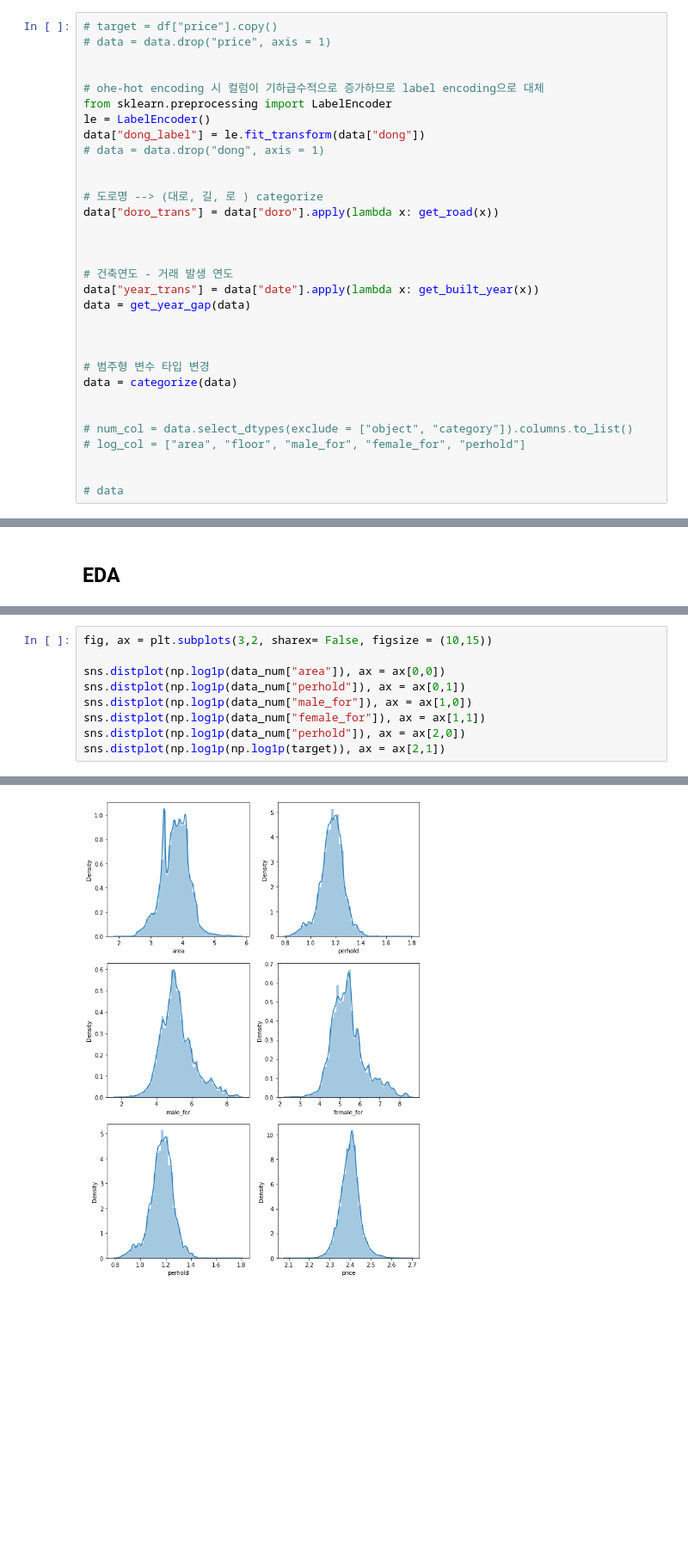
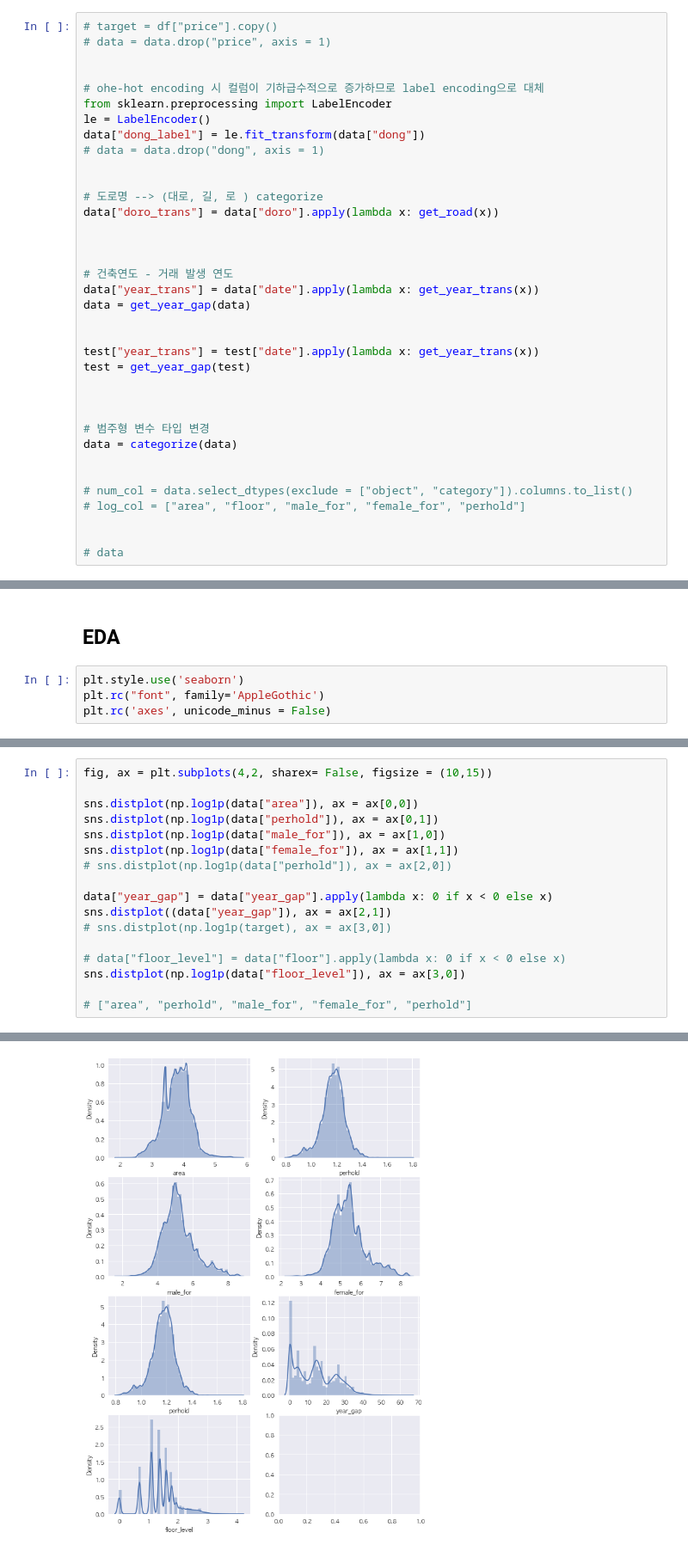
Before and after one commit to nealyoun/machine_learning, a Jupyter notebook: Projects/real_estate/draft_eda.ipynb, the cells around one changed output, grey strips where cells are left out. Shown at 86% size. Saved outputs shown, nothing was run; the diff lists cells and outputs as text; blank space fills up the shorter version.

```diff
--- a/Projects/real_estate/draft_eda.ipynb
+++ b/Projects/real_estate/draft_eda.ipynb
@@ -217,8 +197,12 @@ data["doro_trans"] = data["doro"].apply(lambda x: get_road(x))
 
 
 # 건축연도 - 거래 발생 연도
-data["year_trans"] = data["date"].apply(lambda x: get_built_year(x))
+data["year_trans"] = data["date"].apply(lambda x: get_year_trans(x))
 data = get_year_gap(data)
+
+
+test["year_trans"] = test["date"].apply(lambda x: get_year_trans(x))
+test = get_year_gap(test)
 
 
 
@@ -260,3 +245,7 @@ data.isna().sum().sum(), test.isna().sum().sum()
 # %% [markdown]
 ## EDA
+# %%
+plt.style.use('seaborn')
+plt.rc("font", family='AppleGothic')
+plt.rc('axes', unicode_minus = False)
 # %%
@@ -281,10 +310,18 @@ for i in range(len(num_col)):
 # %%
-fig, ax = plt.subplots(3,2, sharex= False, figsize = (10,15))
+fig, ax = plt.subplots(4,2, sharex= False, figsize = (10,15))
 
-sns.distplot(np.log1p(data_num["area"]), ax = ax[0,0])
-sns.distplot(np.log1p(data_num["perhold"]), ax = ax[0,1])
-sns.distplot(np.log1p(data_num["male_for"]), ax = ax[1,0])
-sns.distplot(np.log1p(data_num["female_for"]), ax = ax[1,1])
-sns.distplot(np.log1p(data_num["perhold"]), ax = ax[2,0])
-sns.distplot(np.log1p(np.log1p(target)), ax = ax[2,1])
+sns.distplot(np.log1p(data["area"]), ax = ax[0,0])
+sns.distplot(np.log1p(data["perhold"]), ax = ax[0,1])
+sns.distplot(np.log1p(data["male_for"]), ax = ax[1,0])
+sns.distplot(np.log1p(data["female_for"]), ax = ax[1,1])
+# sns.distplot(np.log1p(data["perhold"]), ax = ax[2,0])
+
+data["year_gap"] = data["year_gap"].apply(lambda x: 0 if x < 0 else x)
+sns.distplot((data["year_gap"]), ax = ax[2,1])
+# sns.distplot(np.log1p(target), ax = ax[3,0])
+
+# data["floor_level"] = data["floor"].apply(lambda x: 0 if x < 0 else x)
+sns.distplot(np.log1p(data["floor_level"]), ax = ax[3,0])
+
+# ["area", "perhold", "male_for", "female_for", "perhold"]
 # %% [output]
@@ -292 +329 @@ sns.distplot(np.log1p(np.log1p(target)), ax = ax[2,1])
-[figure, old version]
+[figure, new version]
```
Also changed, not shown: parts of 74 cells of this notebook.
